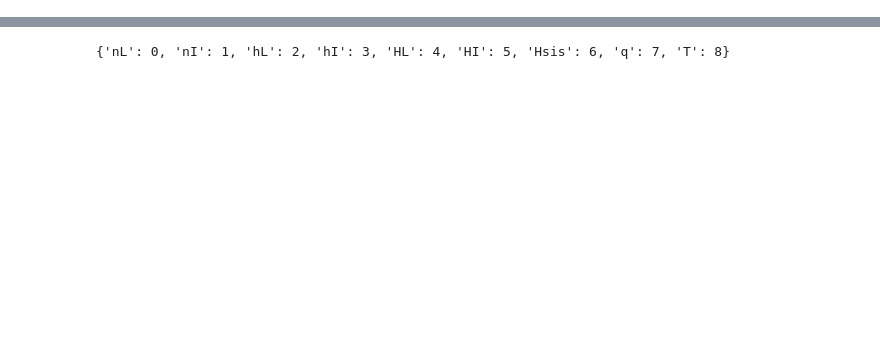
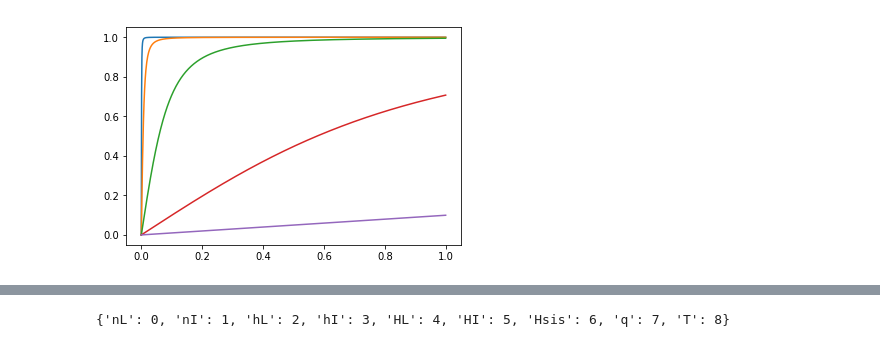
Before and after one commit to iurisegtovich/DAEtherms, a Jupyter notebook: assimulo/ice-qbath-supersatTEMPEDnucl-reREG.ipynb, the cells around one changed output, grey strips where cells are left out. Drawn from its saved outputs; the diff is of its cells as text; code cells hidden in the pictures; blank space fills up the shorter version.

```diff
--- a/assimulo/ice-qbath-supersatTEMPEDnucl-reREG.ipynb
+++ b/assimulo/ice-qbath-supersatTEMPEDnucl-reREG.ipynb
@@ -9,0 +21,12 @@
+# %%
+import numpy as np
+t=np.linspace(0,1,1000)
+def regsqrt(t,r):
+    return (t/r)/np.sqrt((t/r)**2+1)
+for r in (.001,.01,.1,1,10):
+    y=regsqrt(t,r)
+    plt.plot(t,y)
+
+plt.show()
+# %% [output]
+[figure, added]
```
Also changed, not shown: parts of 8 cells of this notebook, 1 other file.
